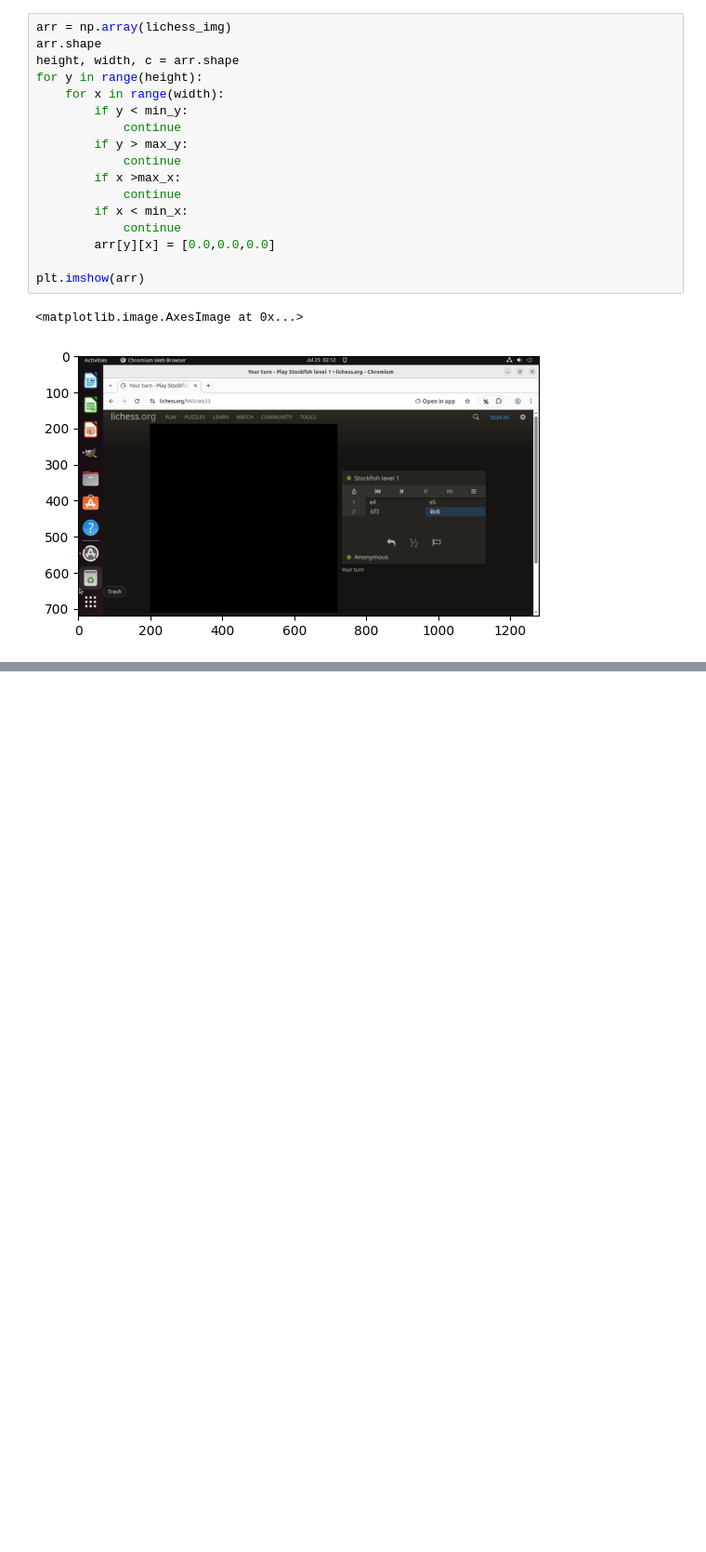
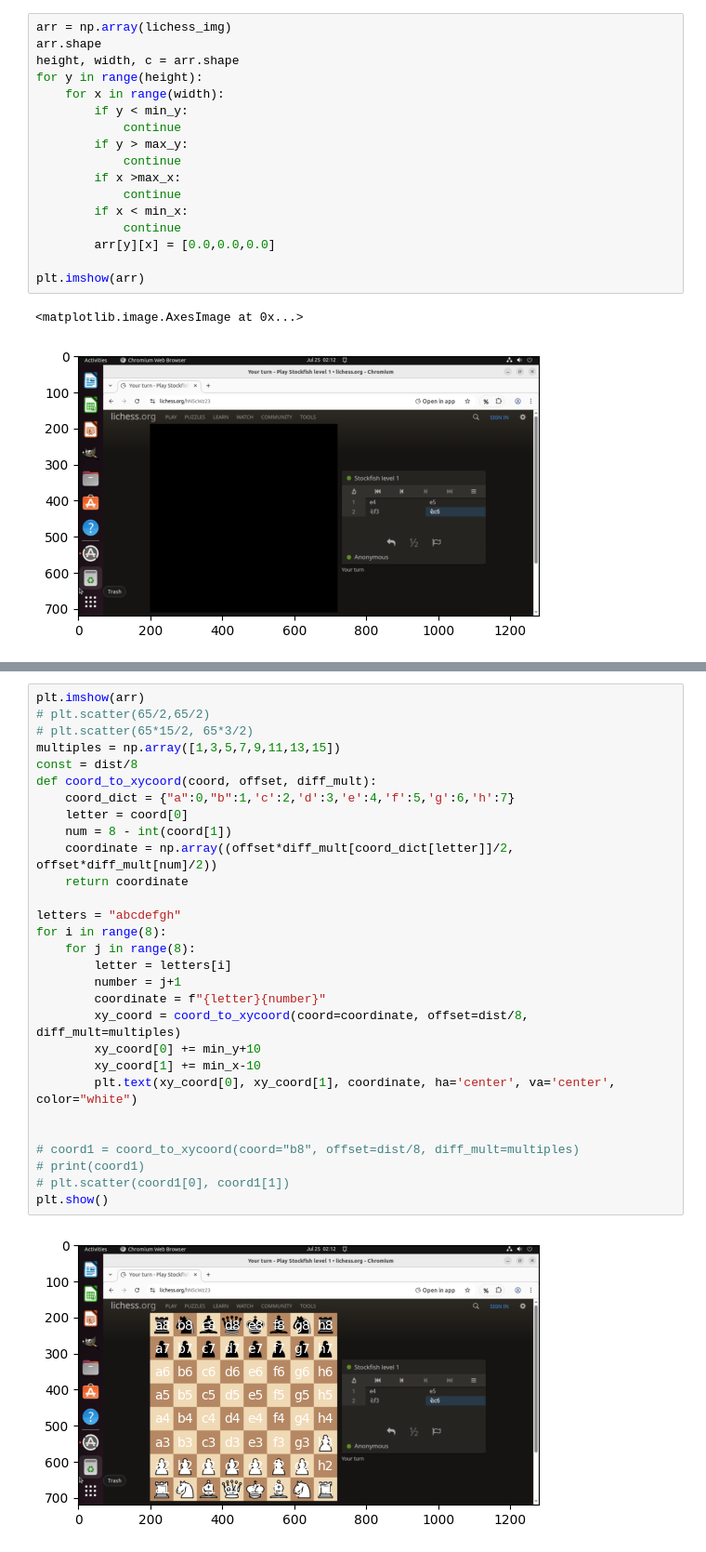
Before and after one commit to sashank-tirumala/chess-dataset-creator, a Jupyter notebook: src/notebooks/Image_Analysis.ipynb, the cells around one changed output, grey strips where cells are left out. Shown at 93% size. Drawn from its saved outputs; the diff is of its cells as text; blank space fills up the shorter version.

```diff
--- a/src/notebooks/Image_Analysis.ipynb
+++ b/src/notebooks/Image_Analysis.ipynb
@@ -41,0 +74,31 @@ plt.imshow(arr)
+# %%
+plt.imshow(arr)
+# plt.scatter(65/2,65/2)
+# plt.scatter(65*15/2, 65*3/2)
+multiples = np.array([1,3,5,7,9,11,13,15])
+const = dist/8
+def coord_to_xycoord(coord, offset, diff_mult):
+    coord_dict = {"a":0,"b":1,'c':2,'d':3,'e':4,'f':5,'g':6,'h':7}
+    letter = coord[0]
+    num = 8 - int(coord[1])
+    coordinate = np.array((offset*diff_mult[coord_dict[letter]]/2, offset*diff_mult[num]/2))
+    return coordinate
+
+letters = "abcdefgh"
+for i in range(8):
+    for j in range(8):
+        letter = letters[i]
+        number = j+1
+        coordinate = f"{letter}{number}"
+        xy_coord = coord_to_xycoord(coord=coordinate, offset=dist/8, diff_mult=multiples)
+        xy_coord[0] += min_y+10
+        xy_coord[1] += min_x-10
+        plt.text(xy_coord[0], xy_coord[1], coordinate, ha='center', va='center', color="white")
+
+
+# coord1 = coord_to_xycoord(coord="b8", offset=dist/8, diff_mult=multiples)
+# print(coord1)
+# plt.scatter(coord1[0], coord1[1])
+plt.show()
+# %% [output]
+[figure, added]
```
Also changed, not shown: parts of 4 cells of this notebook, 1 other file.
